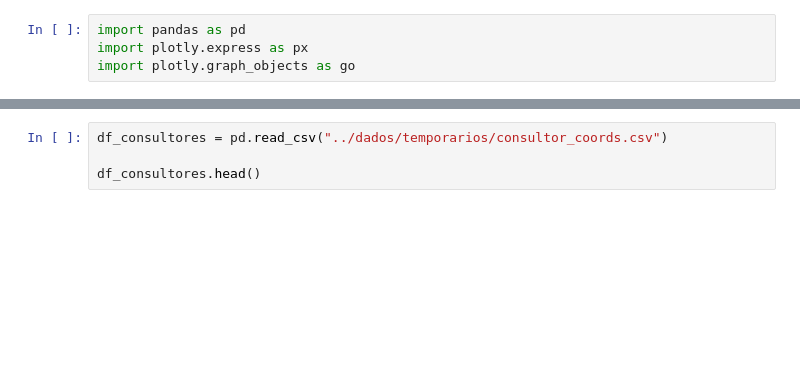
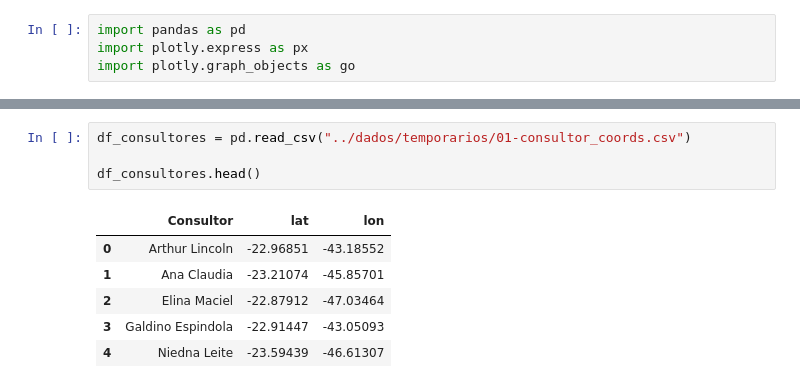
Before and after one commit to gabeguidoni/desafio-poliedro-clusterizacao, a Jupyter notebook: notebooks/31-mapas.ipynb, the cells around one changed output, grey strips where cells are left out. Drawn from its saved outputs; the diff is of its cells as text; blank space fills up the shorter version.

```diff
--- a/notebooks/31-mapas.ipynb
+++ b/notebooks/31-mapas.ipynb
@@ -9,7 +16,14 @@ df_escolas.head()
 # %%
-df_consultores = pd.read_csv("../dados/temporarios/consultor_coords.csv")
+df_consultores = pd.read_csv("../dados/temporarios/01-consultor_coords.csv")
 
 df_consultores.head()
+# %% [output]
+|  | Consultor | lat | lon |
+| 0 | Arthur Lincoln | -22.96851 | -43.18552 |
+| 1 | Ana Claudia | -23.21074 | -45.85701 |
+| 2 | Elina Maciel | -22.87912 | -47.03464 |
+| 3 | Galdino Espindola | -22.91447 | -43.05093 |
+| 4 | Niedna Leite | -23.59439 | -46.61307 |
 # %%
 
 
```
Also changed, not shown: parts of 2 cells of this notebook, 6 other files.
